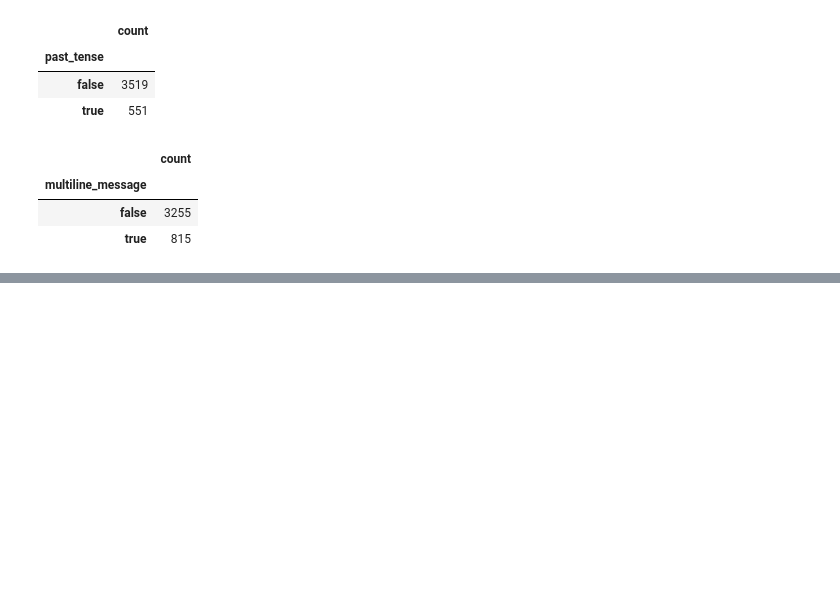
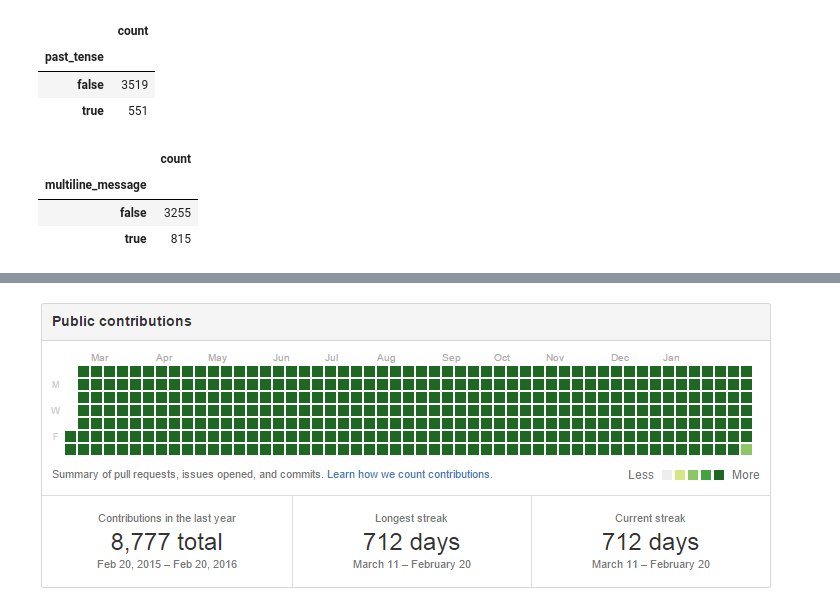
Before and after one commit to aplucche/github_data, a Jupyter notebook: github_data.ipynb, the cells around one changed output, grey strips where cells are left out. Drawn from its saved outputs; the diff is of its cells as text; code cells hidden in the pictures; blank space fills up the shorter version.

```diff
--- a/github_data.ipynb
+++ b/github_data.ipynb
@@ -216,0 +224,4 @@ display(multiline_message)
+# %%
+Image(filename='streak.png')
+# %% [output]
+[figure, added]
```
Also changed, not shown: parts of 2 cells of this notebook, 1 other file.
